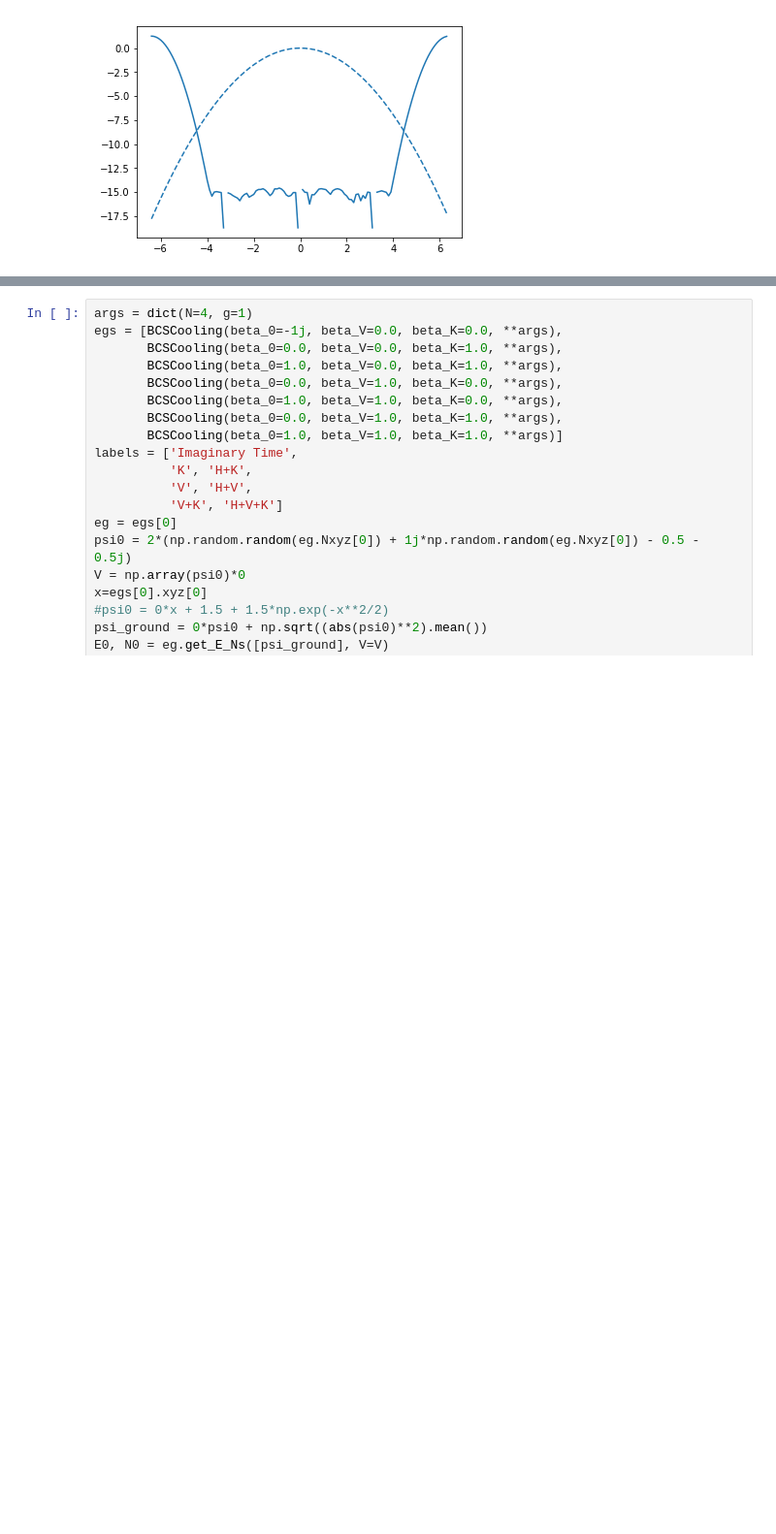
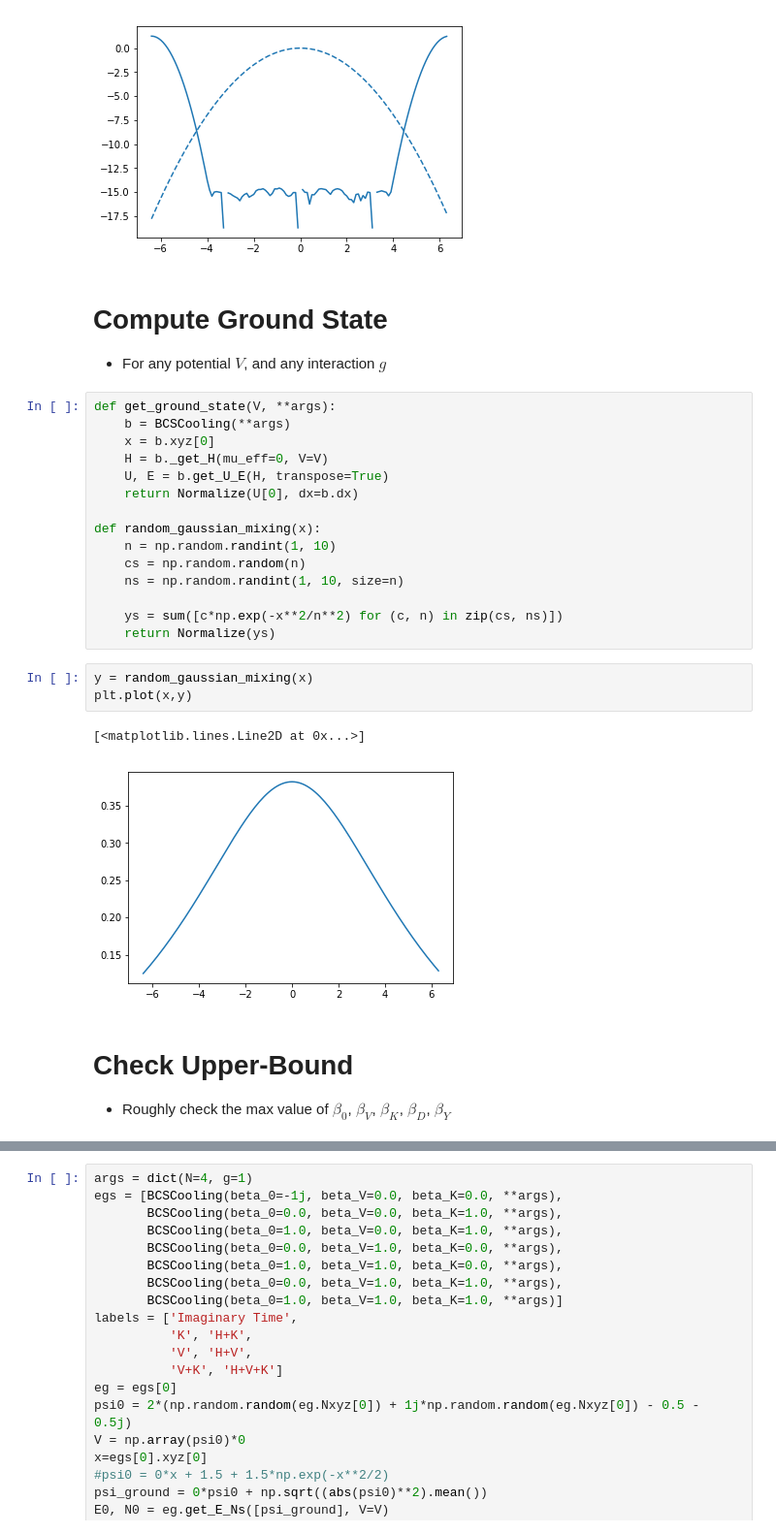
Before and after one commit to Chunde/QuantumFermionicTheory, a Jupyter notebook: mmf-hfb/Docs/QuantumFrictionDataSheet.ipynb, the cells around one changed output, grey strips where cells are left out. Shown at 97% size. Saved outputs shown, nothing was run; the diff lists cells and outputs as text; blank space fills up the shorter version.

```diff
--- a/mmf-hfb/Docs/QuantumFrictionDataSheet.ipynb
+++ b/mmf-hfb/Docs/QuantumFrictionDataSheet.ipynb
@@ -48,3 +50,30 @@ check_uv_ir_error(x=x, psi=gaussian, plot=True)
 # %% [output]
 -17.7887019787572 -inf
 [figure]
+# %% [markdown]
+# Compute Ground State
+* For any potential $V$, and any interaction $g$
+# %%
+def get_ground_state(V, **args):
+    b = BCSCooling(**args)
+    x = b.xyz[0]
+    H = b._get_H(mu_eff=0, V=V)
+    U, E = b.get_U_E(H, transpose=True)
+    return Normalize(U[0], dx=b.dx)
+
+def random_gaussian_mixing(x):
+    n = np.random.randint(1, 10)
+    cs = np.random.random(n)
+    ns = np.random.randint(1, 10, size=n)
+
+    ys = sum([c*np.exp(-x**2/n**2) for (c, n) in zip(cs, ns)])
+    return Normalize(ys)
+# %%
+y = random_gaussian_mixing(x)
+plt.plot(x,y)
+# %% [output]
+[<matplotlib.lines.Line2D at 0x...>]
+[figure, added]
+# %% [markdown]
+# Check Upper-Bound
+* Roughly check the max value of $\beta_0$, $\beta_V$, $\beta_K$, $\beta_D$, $\beta_Y$
```
Also changed, not shown: parts of 26 cells of this notebook, 2 other files.
